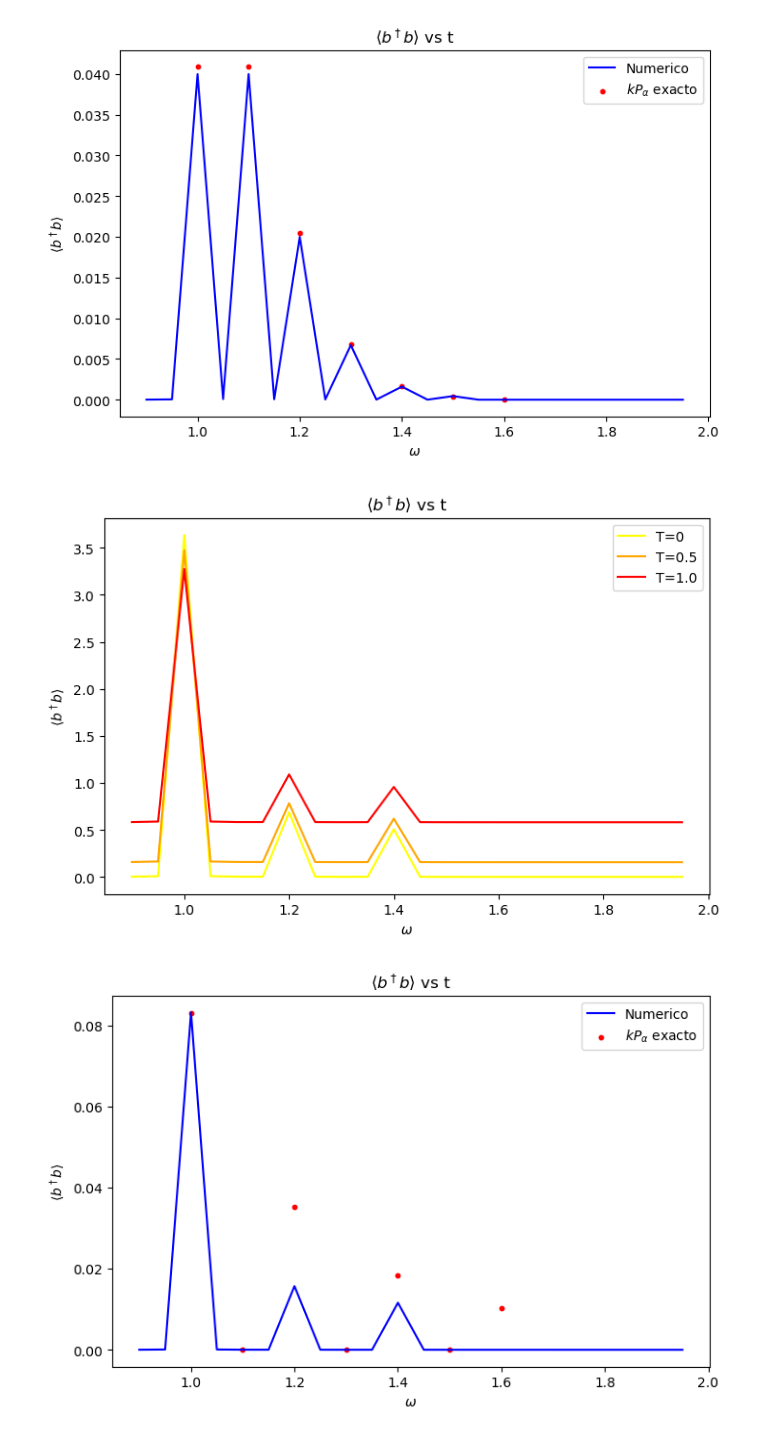
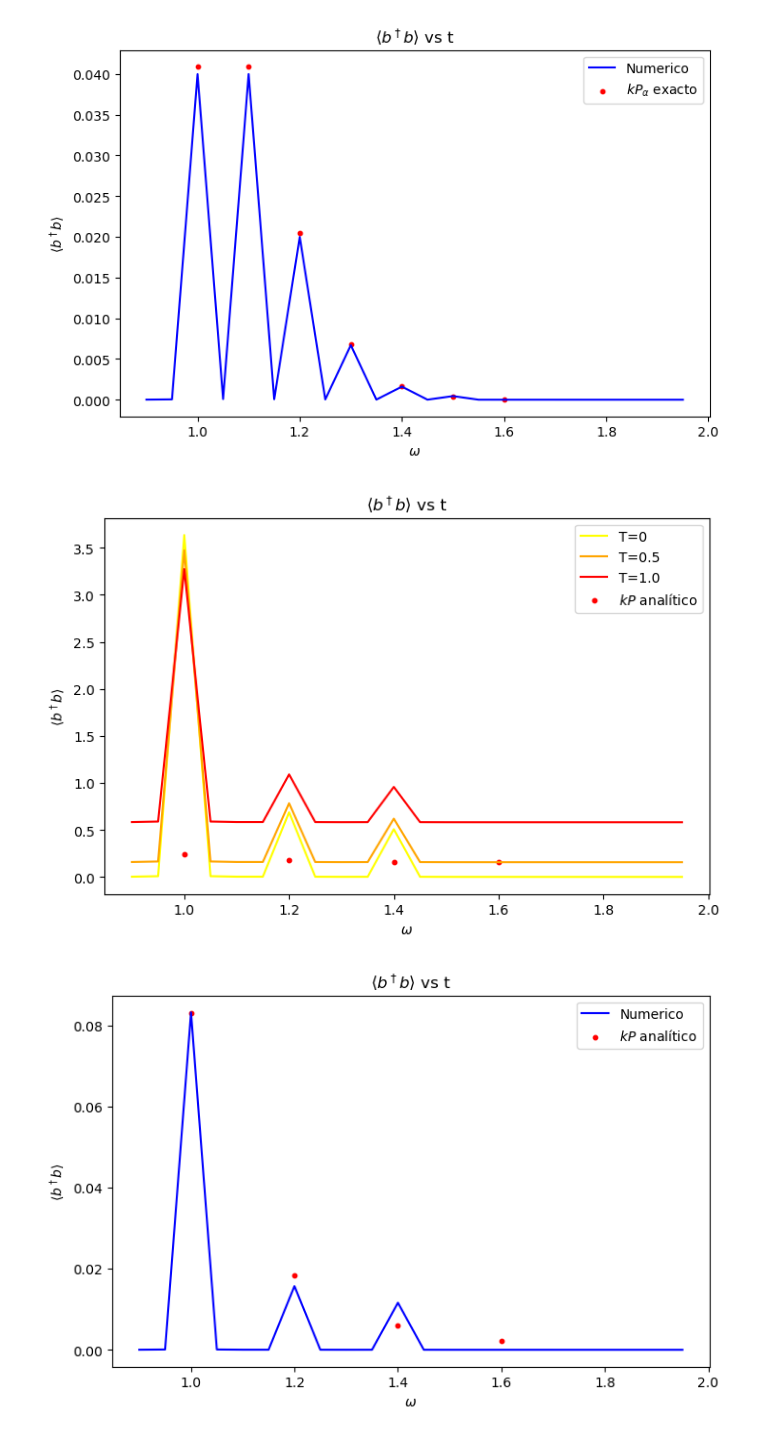
Before and after one commit to Art-999/QMPhysics, a Jupyter notebook: MCWF/MagnonQSensing.ipynb, the cells around one changed output. Cells and saved outputs as stored; diff of their text form; code cells hidden in the pictures.

```diff
--- a/MCWF/MagnonQSensing.ipynb
+++ b/MCWF/MagnonQSensing.ipynb
@@ -48,7 +48,7 @@ X = 0.1*o_b
 o_a = 1
 d = 0.001*o_b # Driving
 T = [0.01 * o_b, 0.5 * o_b , 1*o_b]
-
+n_bth = [(np.exp(o_b/T[i])-1)**(-1) for i in range(len(T))]
 
 
 # Hamiltoniano estático
@@ -123,9 +123,17 @@ res = num / den # Llena tambien entradas pares pero deben ser 0
 
 print(k*res)
 
+# Distribución analítica solo en n pares
+n_par = np.arange(0, Na+1, 2)
+P_par = factorial(n_par) * np.tanh(r)**n_par / (2**n_par * factorial(n_par//2)**2 * np.cosh(r))
+plt.scatter(o_b + X*n_par, k*P_par, c='red', s=10, label=r'$kP$ analítico')
+print(k*P_par)
 
-P_sqz = np.insert(res, range(1, len(res)), 0)
-P_sqz
+P_sqz = np.insert(P_par, range(1, len(P_par)), 0)
+print(k*P_sqz)
+# Distribución real del estado inicial (sirve con cualquier Na)
+P_real = np.real(rho_0.ptrace(0).diag())
+plt.scatter(o_b + X*np.arange(Na), k*P_real, marker='x', c='green', label=r'$kP$ del estado truncado')
 # %% [output]
 Prob. coherente: [0.0409 0.0409 0.0204 0.0068 0.0017 0.0003 0.0001]
 [0.0831 0.0351 0.0183 0.0103]
@@ -269,33 +265,34 @@ nb_ssTwd = sqzwd['nb_ssT']
 
 plt.figure(figsize=(8,5))
 
 
 plt.plot(omega_list, nb_ssT[0], c= 'yellow', label='T=0')
 plt.plot(omega_list, nb_ssT[1], c= 'orange', label='T=0.5')
 plt.plot(omega_list, nb_ssT[2], c= 'red', label='T=1.0')
+
 #plt.scatter(omega_res , k*P_sqz, c= 'blue', s = 10)
 
 plt.xlabel(r'$\omega$')
 plt.ylabel(r'$\langle b^\dagger b\rangle$')
 plt.title(r'$\langle b^\dagger b\rangle$ vs t')
 plt.legend()
 plt.savefig('nb_vs_omega_withPs_withTs.pdf')
 plt.show()
 
 plt.figure(figsize=(8,5))
 
 
 plt.plot(omega_list, nb_ssTwd[0], c= 'blue', label = 'Numerico')
-plt.scatter(omega_res , k*P_sqz, c= 'red', s = 10, label = r'$kP_\alpha$ exacto')
+plt.scatter(o_b + X*n_par, k*P_par + n_bth[0], c='red', s=10, label=r'$kP$ analítico')
 
 
 plt.xlabel(r'$\omega$')
 plt.ylabel(r'$\langle b^\dagger b\rangle$')
 plt.title(r'$\langle b^\dagger b\rangle$ vs t')
 plt.legend()
 
 plt.savefig('nb_vs_omega_withPs.pdf')
 plt.show()
 # %% [output]
-[figure, old version]
+[figure, new version]
-[figure, old version]
+[figure, new version]
```
Also changed, not shown: parts of 2 cells of this notebook, 23 other files.
